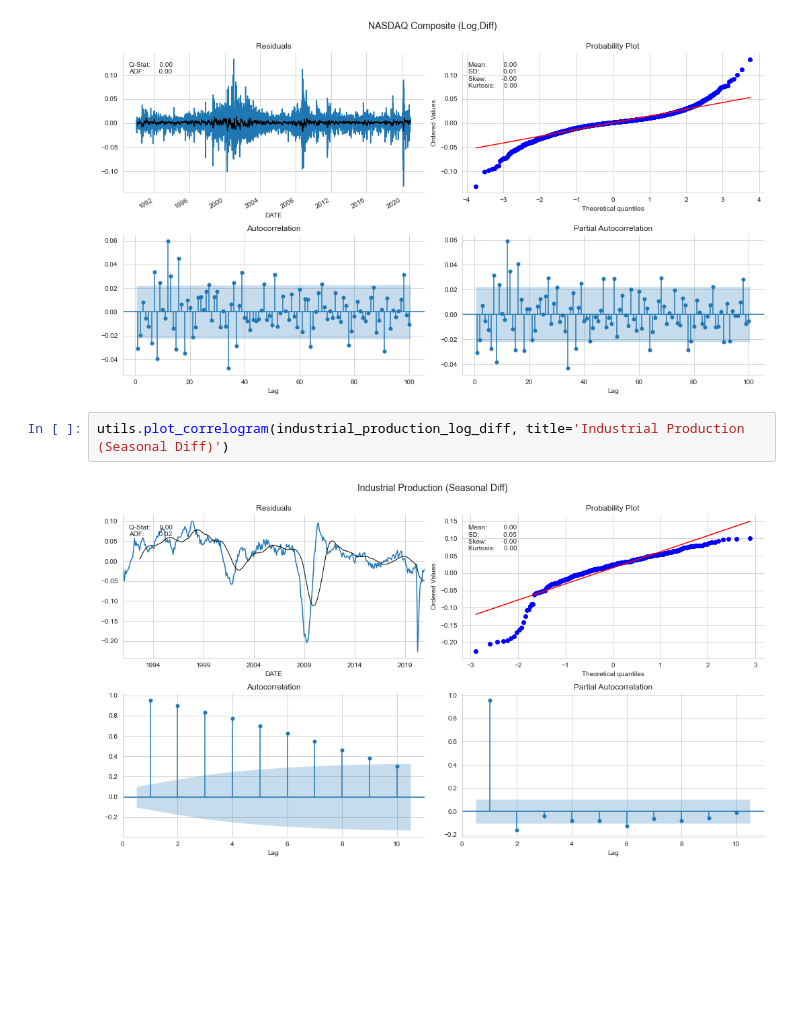
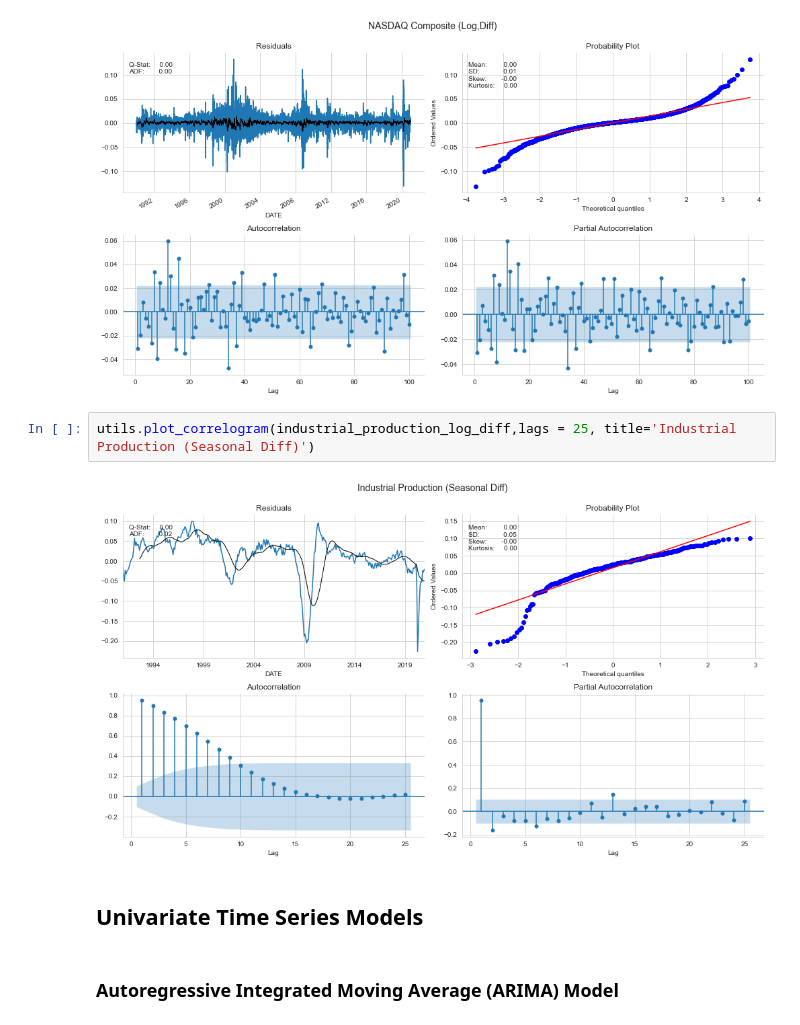
Before and after one commit to SeyedShobeiri/Time-Series-Analysis-and-Forecasting-, a Jupyter notebook: TS.ipynb, the cells around one changed output. Drawn from its saved outputs; the diff is of its cells as text; blank space fills up the shorter version.

```diff
--- a/TS.ipynb
+++ b/TS.ipynb
@@ -216,6 +257,10 @@ utils.plot_correlogram(nasdaq_log_diff, lags = 100, title='NASDAQ Composite (Log
 # %% [output]
 [figure]
 # %%
-utils.plot_correlogram(industrial_production_log_diff, title='Industrial Production (Seasonal Diff)')
+utils.plot_correlogram(industrial_production_log_diff,lags = 25, title='Industrial Production (Seasonal Diff)')
 # %% [output]
-[figure, old version]
+[figure, new version]
+# %% [markdown]
+## Univariate Time Series Models
+# %% [markdown]
+### Autoregressive Integrated Moving Average (ARIMA) Model
```
Also changed, not shown: parts of 9 cells of this notebook.
